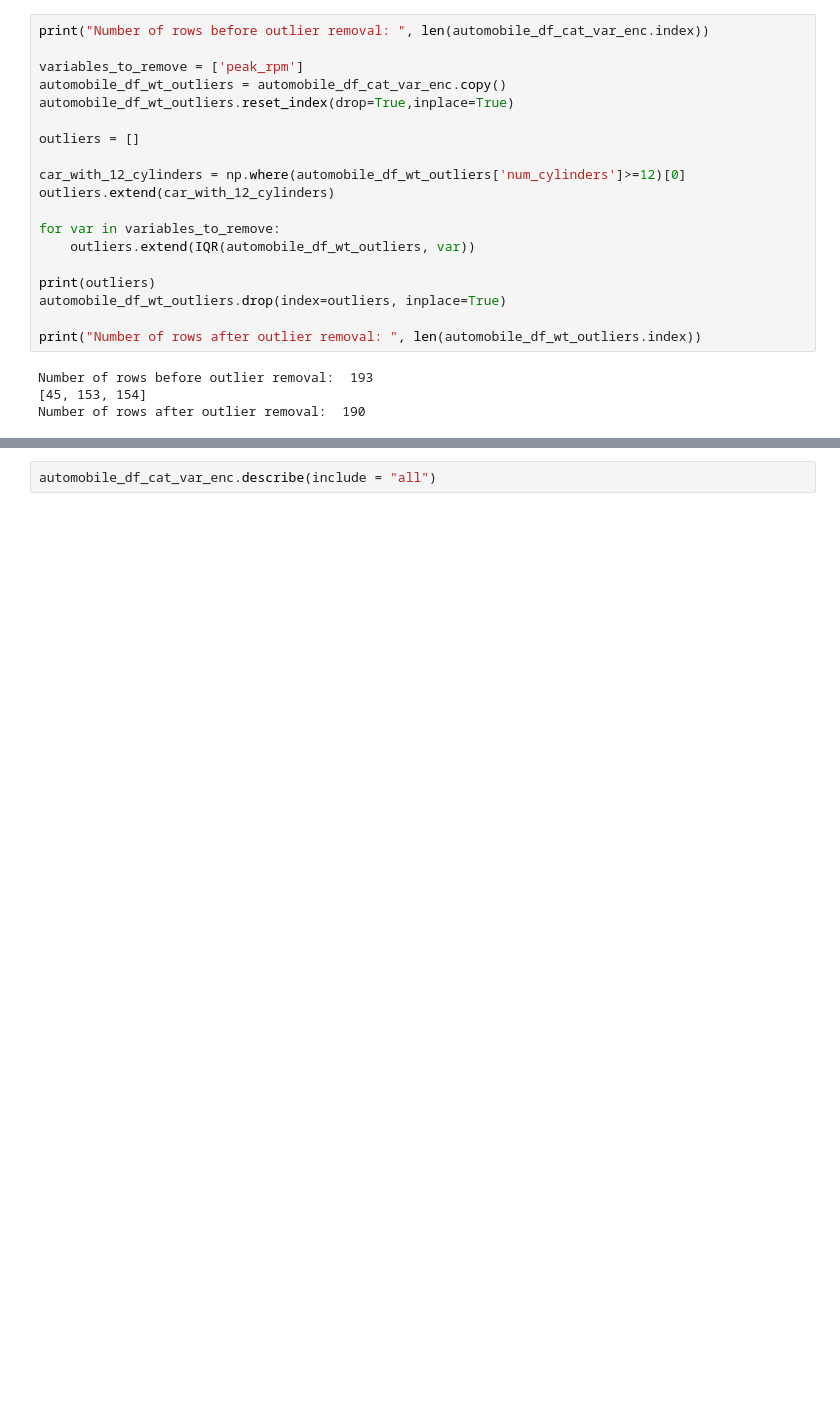
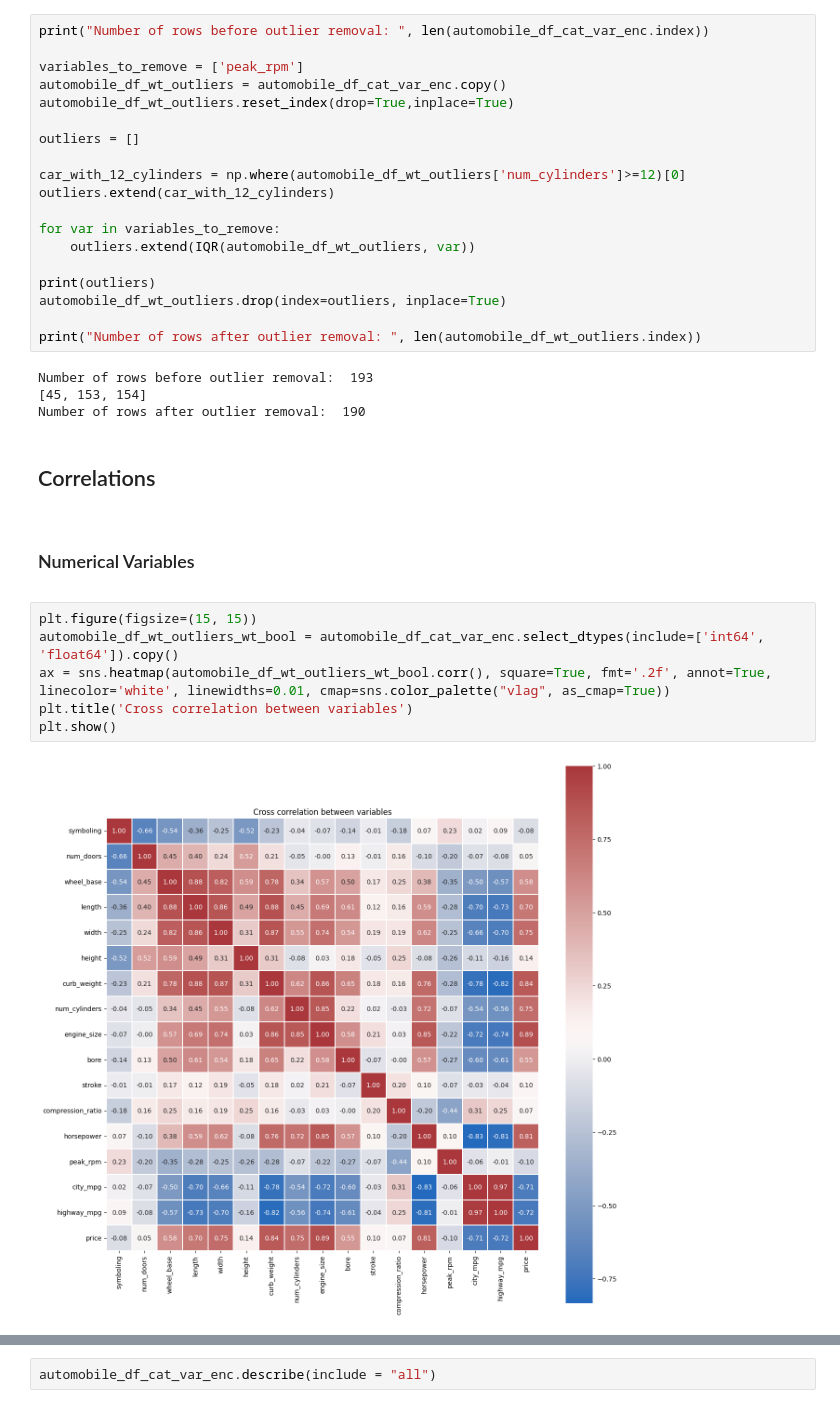
Before and after one commit to anarsn/bosch_assessment, a Jupyter notebook: main.ipynb, the cells around one changed output, grey strips where cells are left out. Drawn from its saved outputs; the diff is of its cells as text; blank space fills up the shorter version.

```diff
--- a/main.ipynb
+++ b/main.ipynb
@@ -389,3 +402,19 @@ print("Number of rows after outlier removal: ", len(automobile_df_wt_outliers.in
 Number of rows before outlier removal:  193
 [45, 153, 154]
 Number of rows after outlier removal:  190
+# %% [markdown]
+<div class="markdown-google-sans">
+  <h2>Correlations</h2>
+</div>
+# %% [markdown]
+<div class="markdown-google-sans">
+  <h3>Numerical Variables</h3>
+</div>
+# %%
+plt.figure(figsize=(15, 15))
+automobile_df_wt_outliers_wt_bool = automobile_df_cat_var_enc.select_dtypes(include=['int64', 'float64']).copy()
+ax = sns.heatmap(automobile_df_wt_outliers_wt_bool.corr(), square=True, fmt='.2f', annot=True, linecolor='white', linewidths=0.01, cmap=sns.color_palette("vlag", as_cmap=True))
+plt.title('Cross correlation between variables')
+plt.show()
+# %% [output]
+[figure, added]
```
Also changed, not shown: parts of 18 cells of this notebook.
